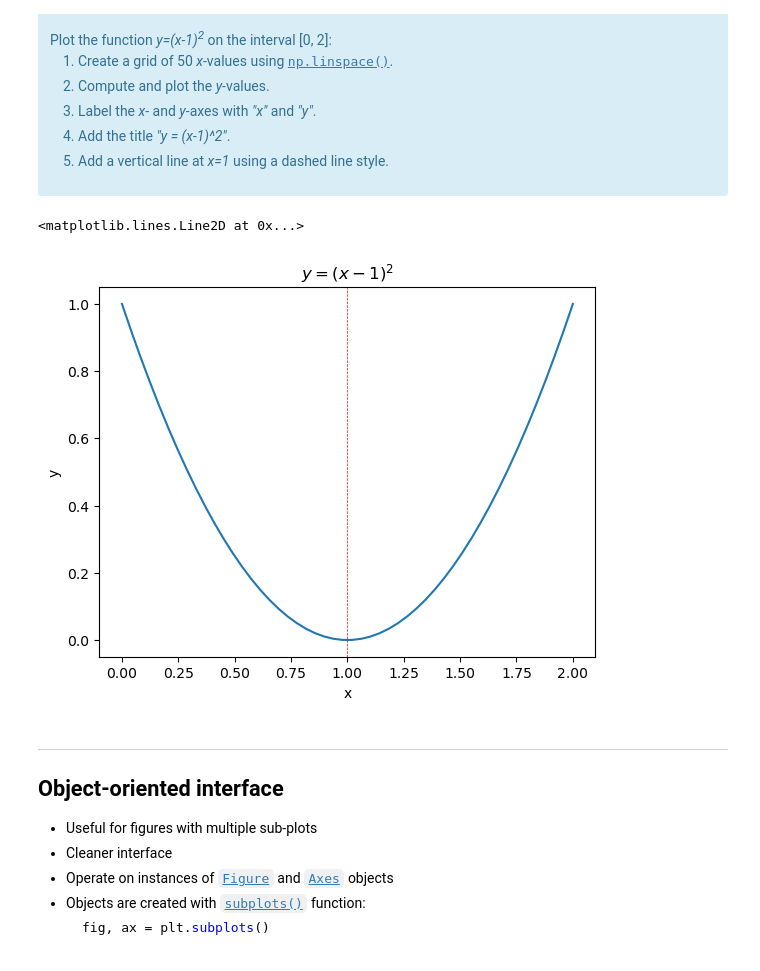
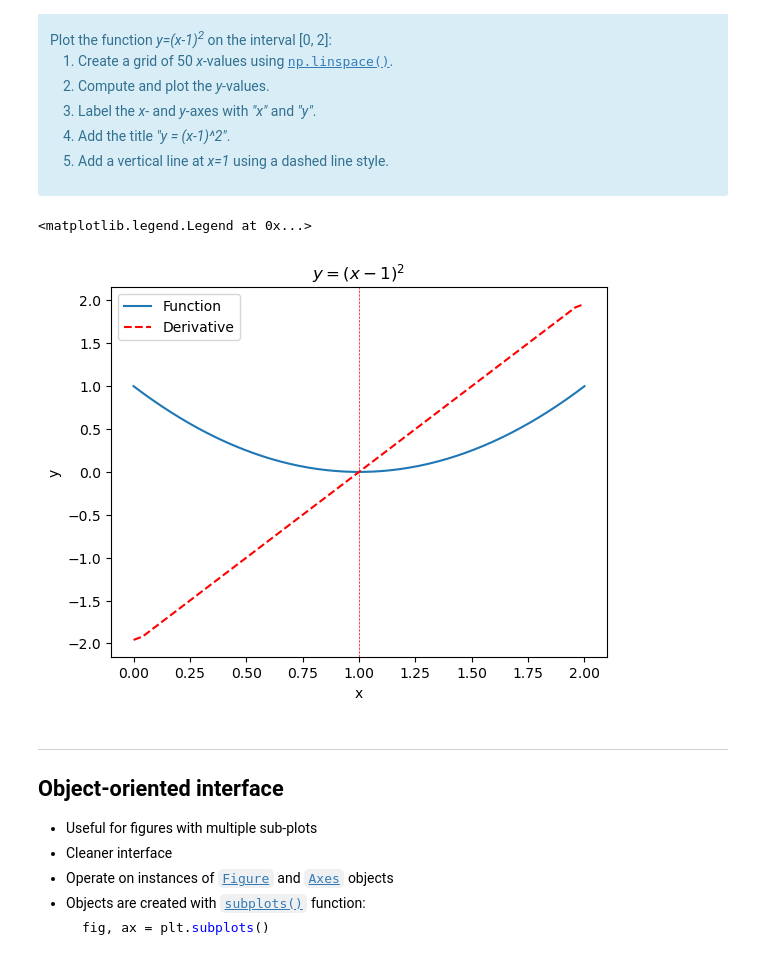
Before and after one commit to Vanya-n/TECH2-H25, a Jupyter notebook: lectures/lecture3/lecture3-template VN.ipynb, the cells around one changed output. Drawn from its saved outputs; the diff is of its cells as text; code cells hidden in the pictures.

```diff
--- a/lectures/lecture3/lecture3-template VN.ipynb
+++ b/lectures/lecture3/lecture3-template VN.ipynb
@@ -353,14 +353,17 @@ Plot the function <i>y=(x-1)<sup>2</sup></i> on the interval [0, 2]:
 # %%
 x=np.linspace(0,2,50)
 y=(x-1)**2
-plt.plot(x,y)
+y2=np.gradient(y,x)
+plt.plot(x,y, label='Function')
+plt.plot(x,y2,color='red', ls='--', label='Derivative')
 plt.xlabel('x')
 plt.ylabel('y')
 plt.title(r'$y=(x-1)^2$')
 plt.axvline(x=1,color='red',ls='--',lw='0.5')
+plt.legend()
 # %% [output]
-<matplotlib.lines.Line2D at 0x...>
+<matplotlib.legend.Legend at 0x...>
-[figure, old version]
+[figure, new version]
 # %% [markdown]
 ***
 ## Object-oriented interface
```
Also changed, not shown: parts of 7 cells of this notebook.
